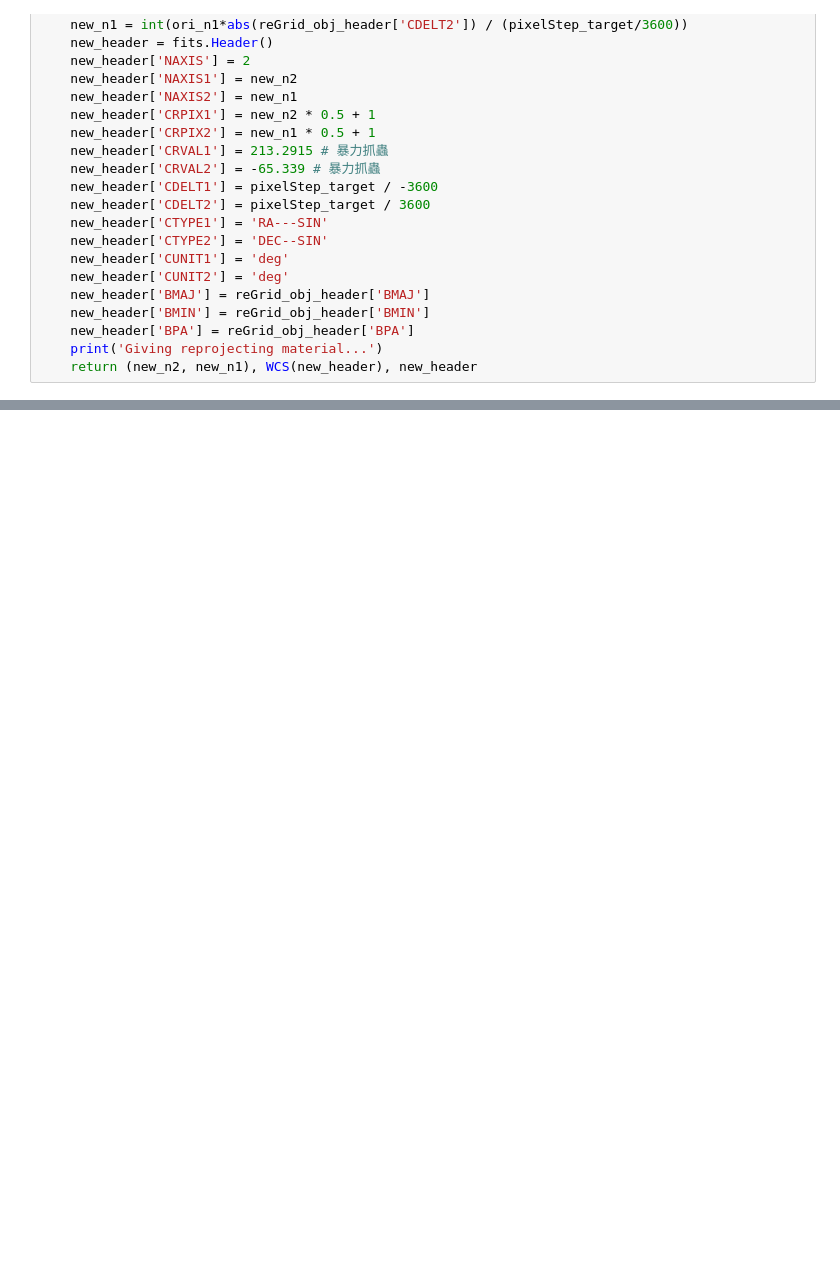
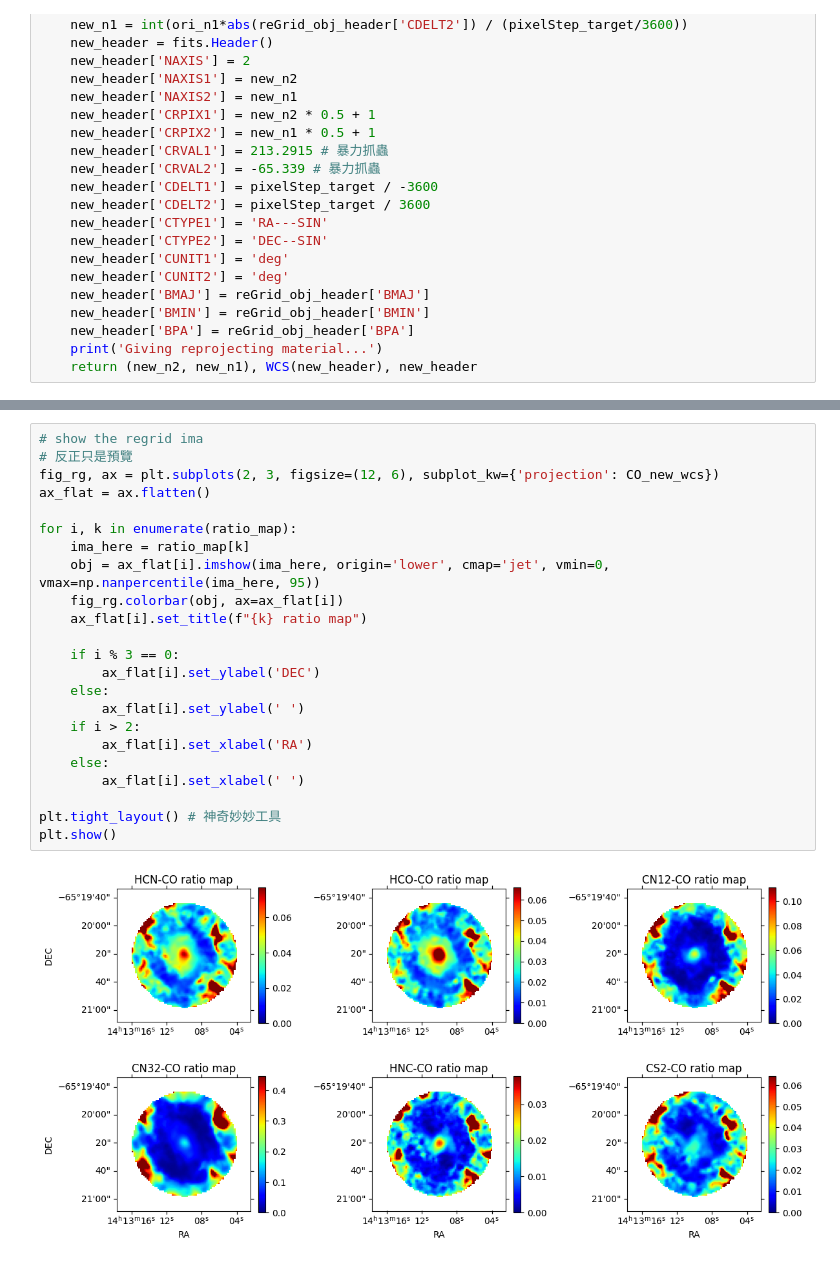
Before and after one commit to aqingo3o/Hello-Circinus, a Jupyter notebook: mom0_smoothFirst/py_smoothFirst_all-ratio.ipynb, the cells around one changed output, grey strips where cells are left out. Drawn from its saved outputs; the diff is of its cells as text; blank space fills up the shorter version.

```diff
--- a/mom0_smoothFirst/py_smoothFirst_all-ratio.ipynb
+++ b/mom0_smoothFirst/py_smoothFirst_all-ratio.ipynb
@@ -235,3 +203,28 @@ plt.show()
+# %%
+# show the regrid ima
+# 反正只是預覽
+fig_rg, ax = plt.subplots(2, 3, figsize=(12, 6), subplot_kw={'projection': CO_new_wcs})
+ax_flat = ax.flatten()
+
+for i, k in enumerate(ratio_map):
+    ima_here = ratio_map[k]
+    obj = ax_flat[i].imshow(ima_here, origin='lower', cmap='jet', vmin=0, vmax=np.nanpercentile(ima_here, 95))
+    fig_rg.colorbar(obj, ax=ax_flat[i])
+    ax_flat[i].set_title(f"{k} ratio map")
+
+    if i % 3 == 0:
+        ax_flat[i].set_ylabel('DEC')
+    else:
+        ax_flat[i].set_ylabel(' ')
+    if i > 2:
+        ax_flat[i].set_xlabel('RA')
+    else:
+        ax_flat[i].set_xlabel(' ')
+
+plt.tight_layout() # 神奇妙妙工具
+plt.show()
+# %% [output]
+[figure, added]
 # %%
 # save all file
 
```
Also changed, not shown: parts of 10 cells of this notebook.
